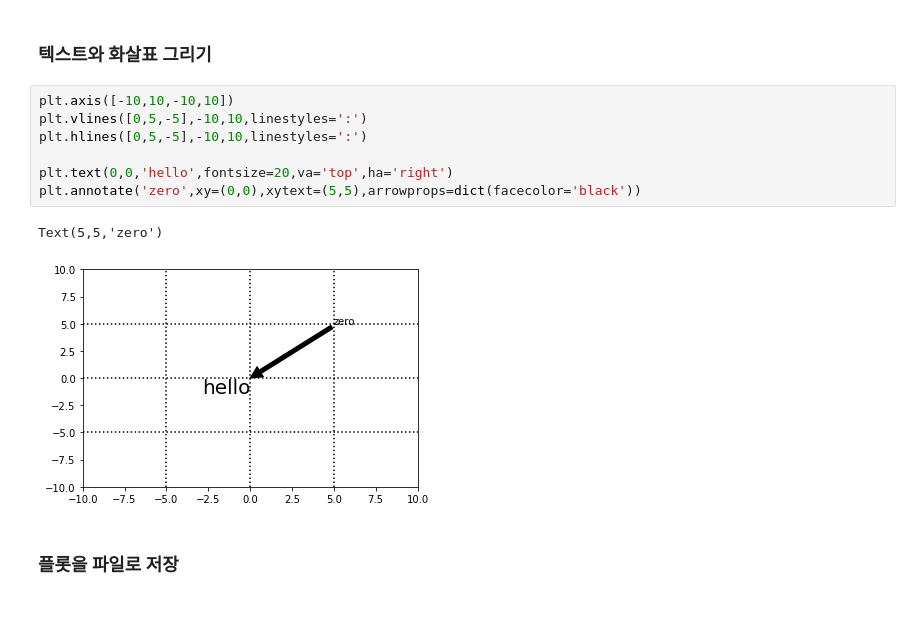
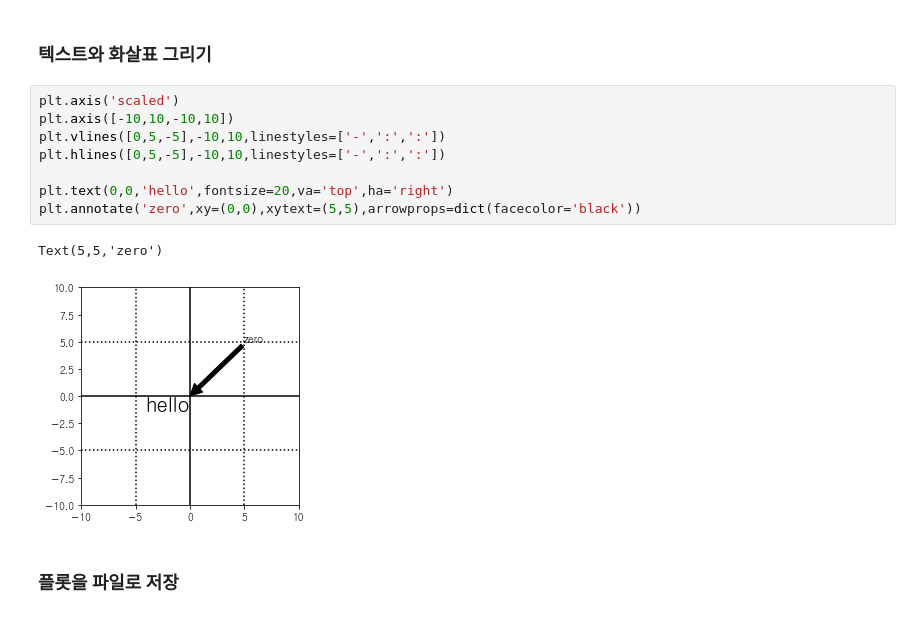
Before and after one commit to gubosd/lecture13, a Jupyter notebook: 데이터분석/03_matplotlib_01.ipynb, the cells around one changed output. Drawn from its saved outputs; the diff is of its cells as text.

```diff
--- a/데이터분석/03_matplotlib_01.ipynb
+++ b/데이터분석/03_matplotlib_01.ipynb
@@ -1005,15 +901,16 @@ for i in range(25):
 # %% [markdown]
 ### 텍스트와 화살표 그리기
 # %%
+plt.axis('scaled')
 plt.axis([-10,10,-10,10])
-plt.vlines([0,5,-5],-10,10,linestyles=':')
-plt.hlines([0,5,-5],-10,10,linestyles=':')
+plt.vlines([0,5,-5],-10,10,linestyles=['-',':',':'])
+plt.hlines([0,5,-5],-10,10,linestyles=['-',':',':'])
 
 plt.text(0,0,'hello',fontsize=20,va='top',ha='right')
 plt.annotate('zero',xy=(0,0),xytext=(5,5),arrowprops=dict(facecolor='black'))
 # %% [output]
 Text(5,5,'zero')
-[figure, old version]
+[figure, new version]
 # %% [markdown]
 ### 플롯을 파일로 저장
 # %%
```
Also changed, not shown: parts of 38 cells of this notebook.
